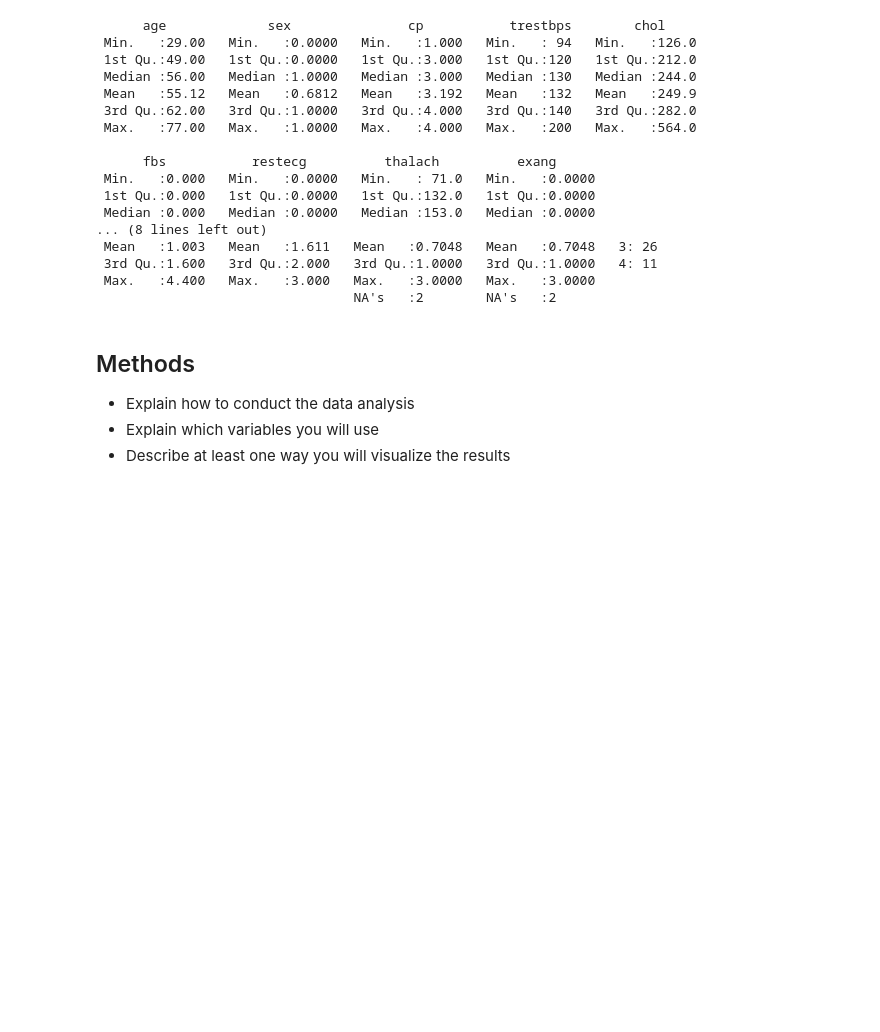
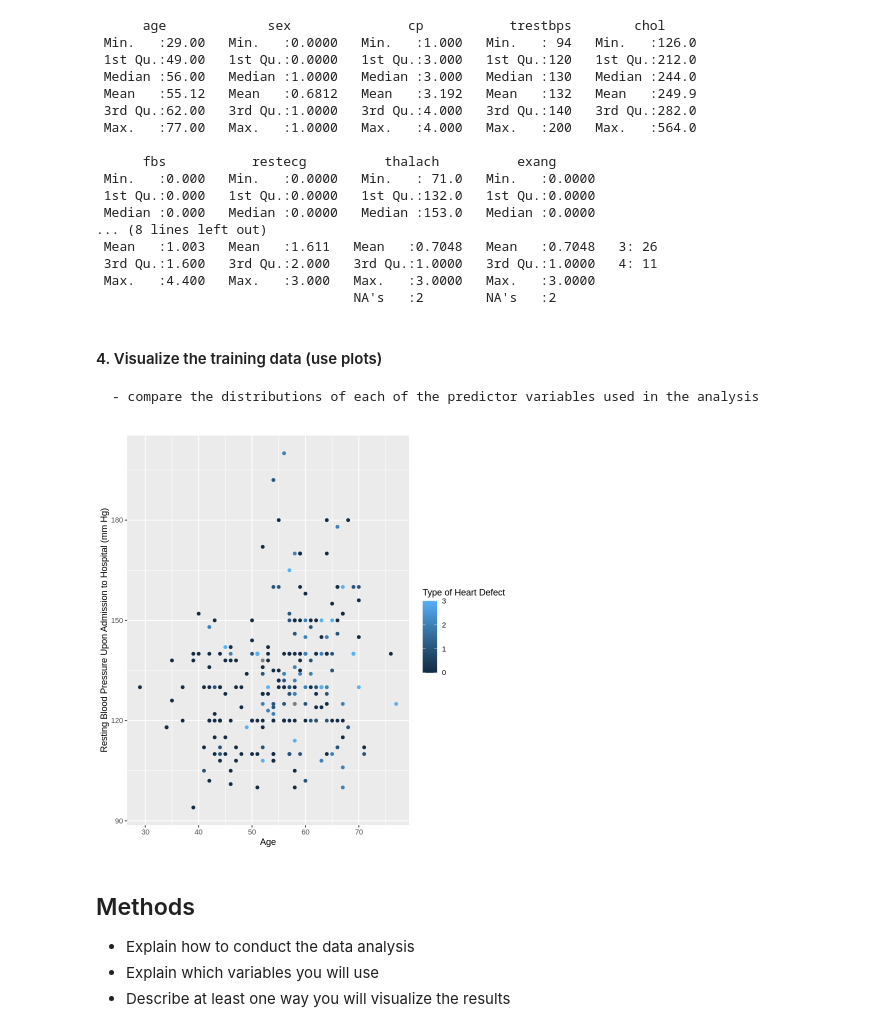
Before and after one commit to CeciH1026/DSCI_Group_Project, a Jupyter notebook: Heart Data - DSCI group proj.ipynb, the cells around one changed output. Cells and saved outputs as stored; diff of their text form; code cells hidden in the pictures; blank space fills up the shorter version.

```diff
--- a/Heart Data - DSCI group proj.ipynb
+++ b/Heart Data - DSCI group proj.ipynb
@@ -183,6 +171,19 @@ summary(heart_train)
  3rd Qu.:1.600   3rd Qu.:2.000   3rd Qu.:1.0000   3rd Qu.:1.0000   4: 11
  Max.   :4.400   Max.   :3.000   Max.   :3.0000   Max.   :3.0000
                                  NA's   :2        NA's   :2
+# %% [markdown]
+#### 4. Visualize the training data (use plots)
+    - compare the distributions of each of the predictor variables used in the analysis
+# %%
+op
+heart_plot <- heart_train %>%
+ggplot(aes(x=age, y=trestbps, colour = thal)) +
+geom_point() +
+labs(x = "Age", y = "Resting Blood Pressure Upon Admission to Hospital (mm Hg)", colour = "Type of Heart Defect")
+
+heart_plot
+# %% [output]
+[figure, added]
 # %% [markdown]
 ## Methods
 - Explain how to conduct the data analysis
```
Also changed, not shown: parts of 8 cells of this notebook.
